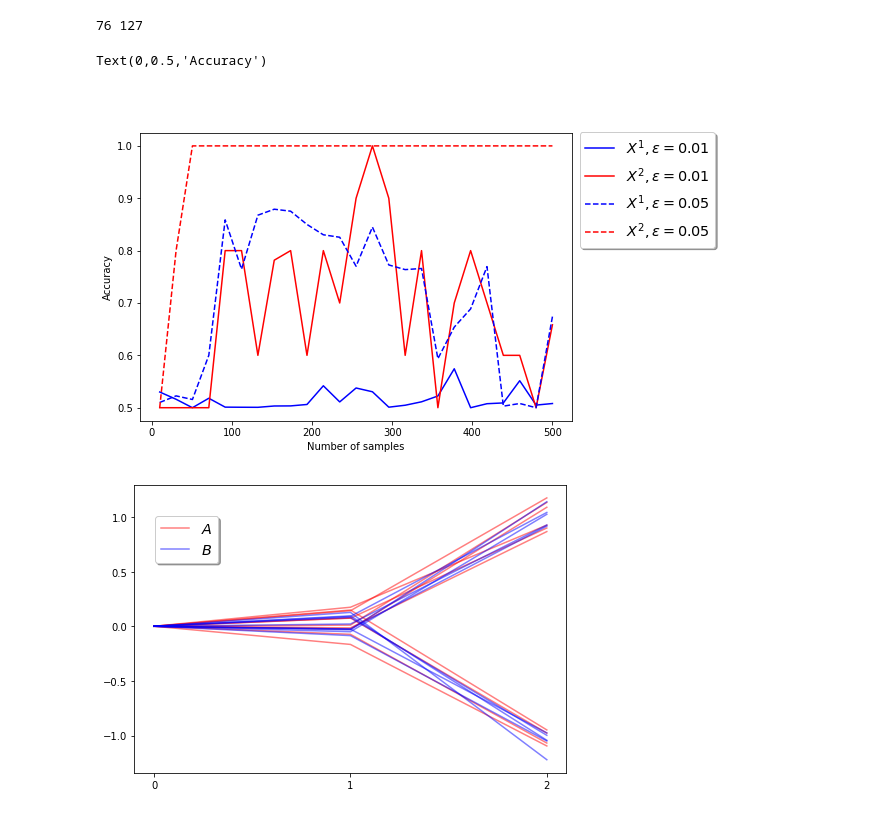
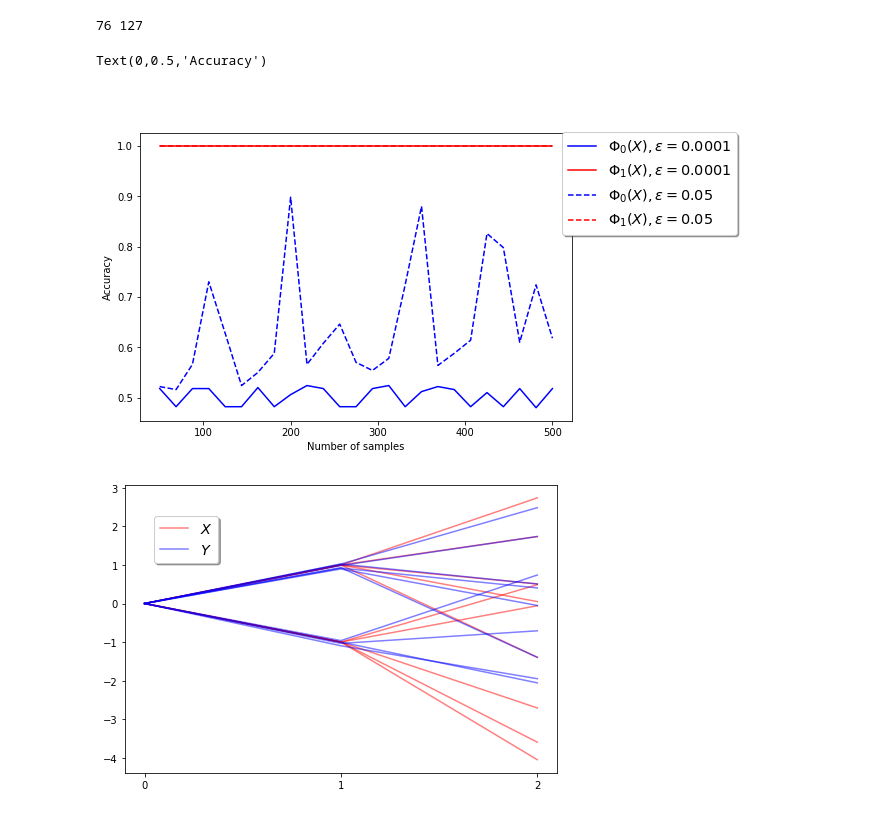
Before and after one commit to PatricBonnier/Higher-rank-signature-regression, a Jupyter notebook: Experiments.ipynb, the cells around one changed output. Cells and saved outputs as stored; diff of their text form; code cells hidden in the pictures.

Commit message:
modified experiments

```diff
--- a/Experiments.ipynb
+++ b/Experiments.ipynb
@@ -38,18 +40,21 @@ Tensor series of dimension = 2 and degree = 3. Values:
  [[0.5  0.25]
   [0.5  0.25]]]
 # %%
-def genPath(path = 'A', epsilon = 0.01, noise = 0.1):
-    #generates a path that doesn't move in the first time step and then moves to either N(1,mu) or N(1,-mu)
-    #or a path that moves to either N(epsilon,mu) or N(epsilon,-mu) and then scales up by 1/epsilon
-    eta1 = np.random.normal(0,noise,1)
-    eta2 = np.random.normal(0,noise,1)
-    if path=='A':
-        data = (0, [0.5,0.5], [(eta1[0],[1], [eta2[0] + 1]),
-                               (eta1[0],[1], [eta2[0] - 1])])
-    if path=='B':
-        data = (0, [0.5,0.5], [(np.sqrt(1-epsilon**2) * eta1[0] + epsilon,[1], [eta2[0] + 1]),
-                               (np.sqrt(1-epsilon**2) * eta1[0] - epsilon,[1], [eta2[0] - 1])])
+def genPath(path = 'X', epsilon = 0.01, noise = 1):
+    #generates a path from distribution X or Y depending on the inputted noise
+    if path=='X':
+        data = (0, [0.5,0.5], [(1,[0.5, 0.5], [noise+2, noise]),
+                               (-1,[0.5, 0.5], [noise-2, noise])])
+    if path=='Y':
+        data = (0, [0.5,0.5], [(np.sqrt(1-epsilon**2) + noise * epsilon, [0.5, 0.5], [noise+2, noise]),
+                               (-np.sqrt(1-epsilon**2) + noise * epsilon,[0.5, 0.5], [noise-2, noise])])
     return TP.TreeProcess(data)
+
+def genPaths(epsilon, N):
+    labels = np.random.binomial(1,0.5,N)
+    noise = np.random.normal(0,1,N)
+    paths = [genPath('X' if labels[i]==1 else 'Y', epsilon, noise[i]) for i in range(N)]
+    return labels, paths
 
 def genBatch(paths, N=2, rank=1):
     if rank == 1:
@@ -105,21 +99,24 @@ def Exper(epsilon, batchSizes):
 # %%
-batchSizes = np.linspace(10, 500, num=25)
+batchSizes = np.linspace(50, 500, num=25)
+epsilon_small = 0.0001
+epsilon_large = 0.05
 
-A1,A2 = Exper(0.01, batchSizes)
-B1,B2 = Exper(0.05, batchSizes)
+
+A1,A2 = Exper(epsilon_small, batchSizes)
+B1,B2 = Exper(epsilon_large, batchSizes)
 
 fig1 = plt.figure()
 ax = fig1.add_axes([0, 0, 1, 1])
-ax.plot(batchSizes, [x[0] for x in A1], 'b', label=r'$X^1, \varepsilon = 0.01$')
-ax.plot(batchSizes, [x[0] for x in A2], 'r', label=r'$X^2, \varepsilon = 0.01$')
-ax.plot(batchSizes, [x[0] for x in B1], 'b--', label=r'$X^1, \varepsilon = 0.05$')
-ax.plot(batchSizes, [x[0] for x in B2], 'r--', label=r'$X^2, \varepsilon = 0.05$')
+ax.plot(batchSizes, [x for x in A1], 'b', label=r'$\Phi_0(X), \varepsilon = {}$'.format(epsilon_small))
+ax.plot(batchSizes, [x for x in A2], 'r', label=r'$\Phi_1(X), \varepsilon = {}$'.format(epsilon_small))
+ax.plot(batchSizes, [x for x in B1], 'b--', label=r'$\Phi_0(X), \varepsilon = {}$'.format(epsilon_large))
+ax.plot(batchSizes, [x for x in B2], 'r--', label=r'$\Phi_1(X), \varepsilon = {}$'.format(epsilon_large))
 
-legend = fig1.legend(bbox_to_anchor=(1.45, 1.16), shadow=True, fontsize='x-large')
+legend = fig1.legend(bbox_to_anchor=(1.5, 1.16), shadow=True, fontsize='x-large')
 
 ax.set_xlabel('Number of samples')
 ax.set_ylabel('Accuracy')
 # %% [output]
 Text(0,0.5,'Accuracy')
-[figure, old version]
+[figure, new version]
 # %%
@@ -127,17 +124,19 @@ fig1.savefig('linearclass_ber.pdf',bbox_inches="tight")
 # %%
-A = [genPath('A', 0.01, .1).sample() for _ in range(10)]
-B = [genPath('B', 0.01, .1).sample() for _ in range(10)]
+N = 10
+noise = np.random.normal(0,1,N)
+A = [genPath('X', 0.05, noise[i]).sample() for i in range(N)]
+B = [genPath('Y', 0.05, noise[i]).sample() for i in range(N)]
 
 fig1 = plt.figure()
 ax = fig1.add_axes([0, 0, 1, 1])
 ax.plot(range(3), np.transpose(A), 'r', alpha=0.5)
 ax.plot(range(3), np.transpose(B), 'b', alpha=0.5)
 
-ax.plot(0,0, 'r', alpha=0.5, label=r'$A$')
-ax.plot(0,0, 'b', alpha=0.5, label=r'$B$')
+ax.plot(0,0, 'r', alpha=0.5, label=r'$X$')
+ax.plot(0,0, 'b', alpha=0.5, label=r'$Y$')
 ax.xaxis.set_ticks([0,1,2])
 
 legend = fig1.legend(bbox_to_anchor=(0.3, 1), shadow=True, fontsize='x-large')
 # %% [output]
-[figure, old version]
+[figure, new version]
 # %%
```
Also changed, not shown: parts of 6 cells of this notebook.
